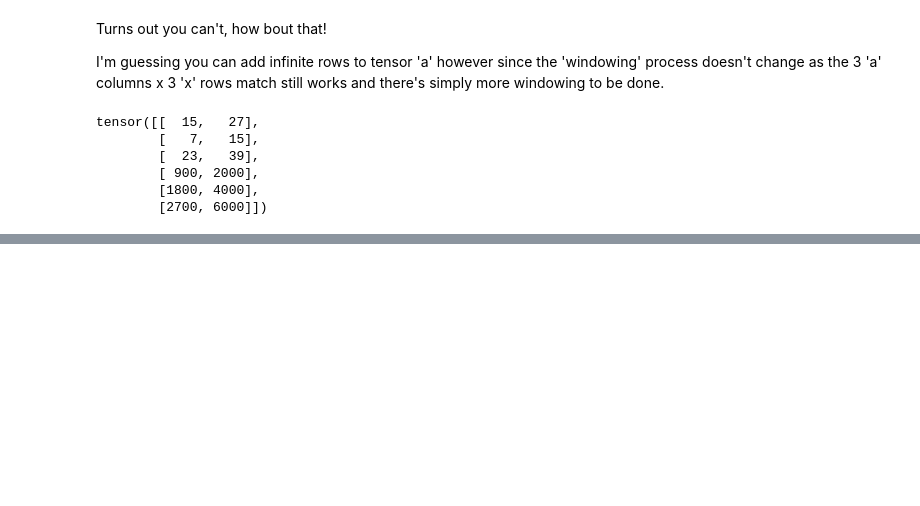
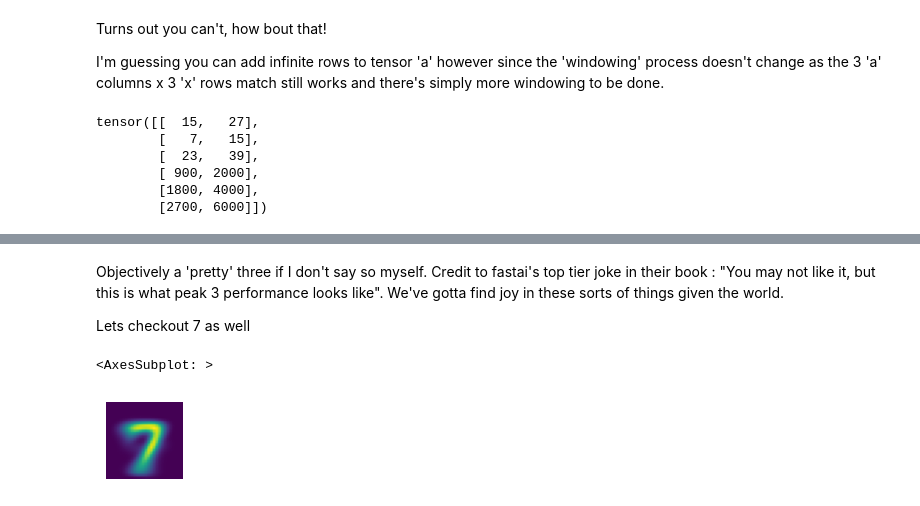
Before and after one commit to nglillywhite/blog, a Jupyter notebook: posts/2022-12-29-Fastai Chapter 3.ipynb, the cells around one changed output, grey strips where cells are left out. Saved outputs shown, nothing was run; the diff lists cells and outputs as text; code cells hidden in the pictures; blank space fills up the shorter version.

```diff
--- a/posts/2022-12-29-Fastai Chapter 3.ipynb
+++ b/posts/2022-12-29-Fastai Chapter 3.ipynb
@@ -840,0 +1048,10 @@ That being said, its super cool, its a great demonstration of how it really is t
+# %% [markdown]
+Objectively a 'pretty' three if I don't say so myself. Credit to fastai's top tier joke in their book : "You may not like it, but this is what peak 3 performance looks like". We've gotta find joy in these sorts of things given the world.
+
+Lets checkout 7 as well
+# %%
+me7 = stacked_sevens.mean(0)
+show_image(me7)
+# %% [output]
+<AxesSubplot: >
+[figure, added]
```
Also changed, not shown: parts of 36 cells of this notebook.
